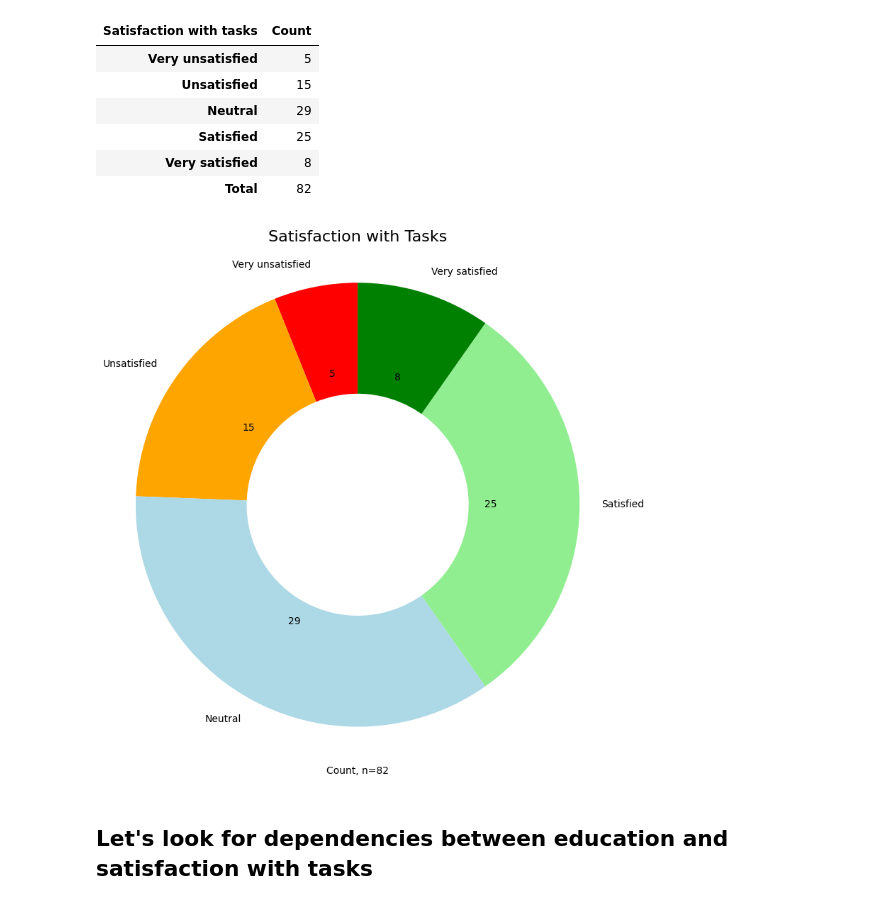
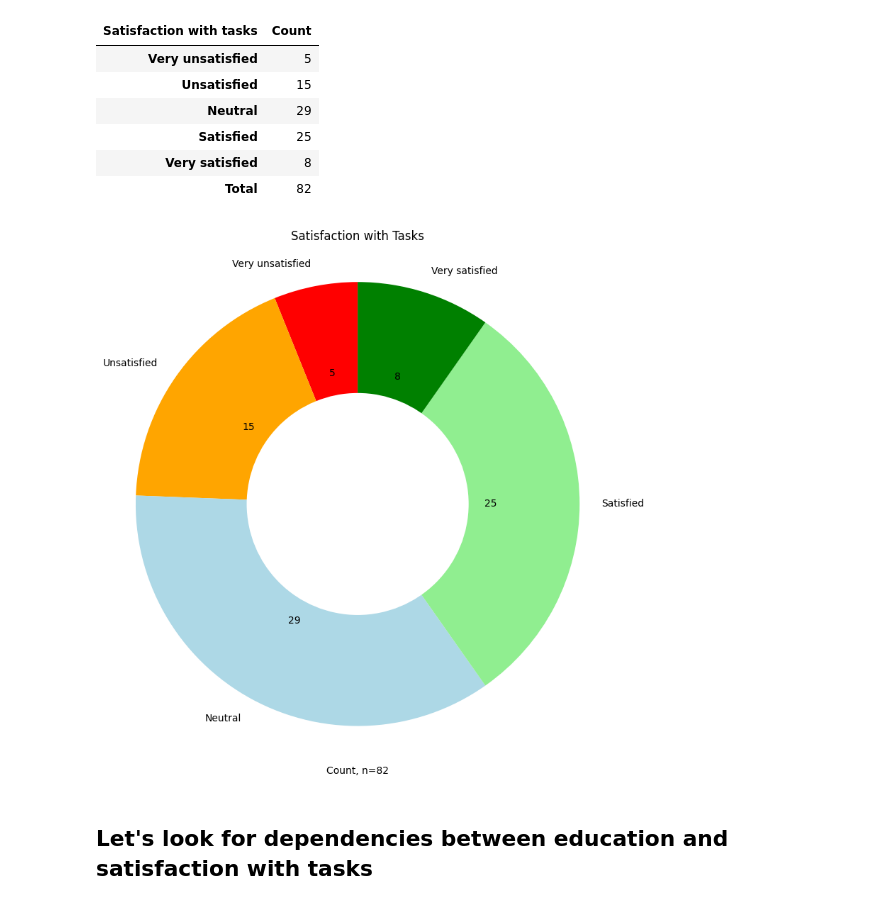
Before and after one commit to jemlau/DataAnalysisProject, a Jupyter notebook: harjoitustyöJEMINA.ipynb, the cells around one changed output. Saved outputs shown, nothing was run; the diff lists cells and outputs as text; code cells hidden in the pictures.

```diff
--- a/harjoitustyöJEMINA.ipynb
+++ b/harjoitustyöJEMINA.ipynb
@@ -164,22 +164,27 @@ df_sattasks
 # %%
 df_sattasks_filtered = df_sattasks[:-1]
 
-colors=['red', 'orange', 'lightblue', 'lightgreen', 'green']
+kwargs = dict(
+    startangle=90,
+    colors=['red', 'orange', 'lightblue', 'lightgreen', 'green'],
+    autopct=lambda p: '{:.0f}'.format(p * sum(df_sattasks_filtered['Count']) / 100),
+    title='Satisfaction with Tasks',
+    ylabel='',
+    figsize=(8,8)
+)
 
-plt.figure(figsize=(8, 8))
-plt.pie(df_sattasks_filtered['Count'], labels=df_sattasks_filtered.index, autopct=lambda p: '{:.0f}'.format(p * sum(df_sattasks_filtered['Count']) / 100), startangle=90, colors=colors)
+ax = df_sattasks_filtered['Count'].plot.pie(**kwargs)
+
 centre_circle = plt.Circle((0, 0), 0.50, fc='white')
 fig = plt.gcf()
 fig.gca().add_artist(centre_circle)
+
 plt.axis('equal')
-
-
-plt.title('Satisfaction with Tasks', fontsize=16)
 plt.xlabel('Count, n=' + str(n))
 plt.tight_layout()
 plt.show()
 # %% [output]
-[figure, old version]
+[figure, new version]
 # %% [markdown]
 ## Let's look for dependencies between education and satisfaction with tasks
 # %%
```
